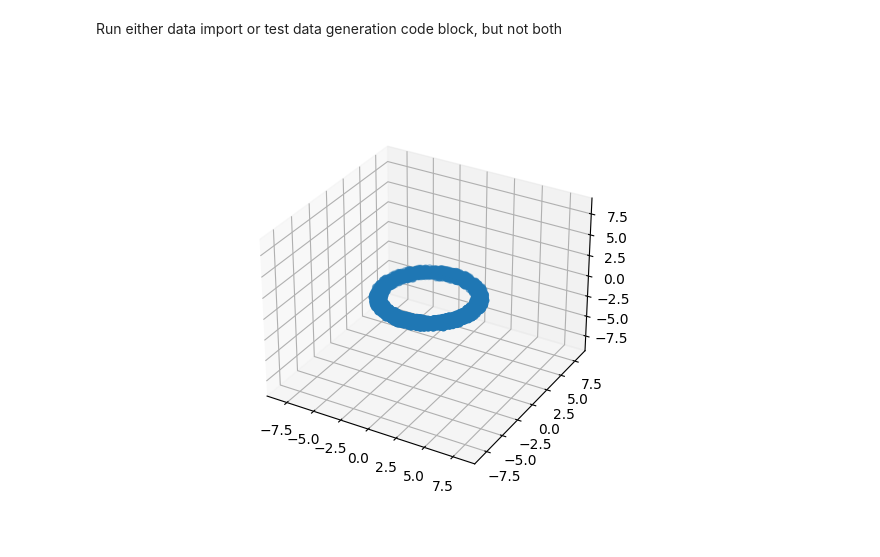
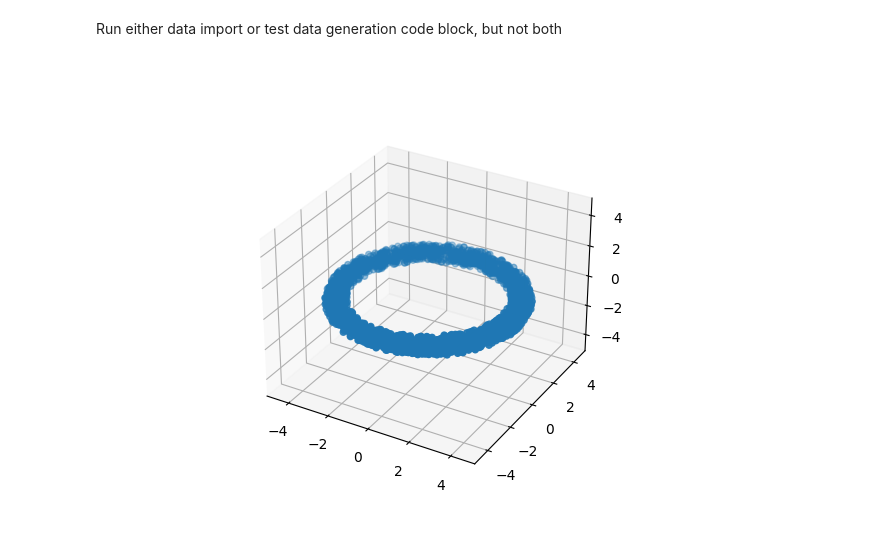
Before and after one commit to yin-wustl/st-visualizer, a Jupyter notebook: persistent-homology/ph.ipynb, the cells around one changed output. Drawn from its saved outputs; the diff is of its cells as text; code cells hidden in the pictures.

```diff
--- a/persistent-homology/ph.ipynb
+++ b/persistent-homology/ph.ipynb
@@ -58,21 +59,34 @@ points = np.array([p for p in np.random.rand(num_points, 3) * [width, width, hei
 tets_data = pd.DataFrame(Delaunay(points).simplices)
 
 # generate random values for each point
-values = pd.DataFrame(np.random.rand(len(points), 2))
+values = pd.DataFrame(np.concatenate([np.random.rand(len(points), 1), np.zeros((len(points), 1))], axis=1))
 points_data = pd.concat([pd.DataFrame(points), values], axis=1)
 # %%
 # plot the point cloud
 fig = plt.figure()
 ax = fig.add_subplot(111, projection="3d")
 ax.scatter(points_data.iloc[:, 0].to_numpy(), points_data.iloc[:, 1].to_numpy(), points_data.iloc[:, 2].to_numpy())
-# ax.set_box_aspect([width,width,width])
-ax.set_xlim3d(-width, width)
-ax.set_ylim3d(-width, width)
-ax.set_zlim3d(-width, width)
+
+x_limits = ax.get_xlim3d()
+y_limits = ax.get_ylim3d()
+z_limits = ax.get_zlim3d()
+
+x_range = abs(x_limits[1] - x_limits[0])
+x_middle = np.mean(x_limits)
+y_range = abs(y_limits[1] - y_limits[0])
+y_middle = np.mean(y_limits)
+z_range = abs(z_limits[1] - z_limits[0])
+z_middle = np.mean(z_limits)
+
+plot_radius = 0.5 * max([x_range, y_range, z_range])
+
+ax.set_xlim3d([x_middle - plot_radius, x_middle + plot_radius])
+ax.set_ylim3d([y_middle - plot_radius, y_middle + plot_radius])
+ax.set_zlim3d([z_middle - plot_radius, z_middle + plot_radius])
 
 plt.show()
 # %% [output]
-[figure, old version]
+[figure, new version]
 # %%
 num_materials = points_data.shape[1] - 3
 
```
Also changed, not shown: parts of 3 cells of this notebook, 2 other files.
